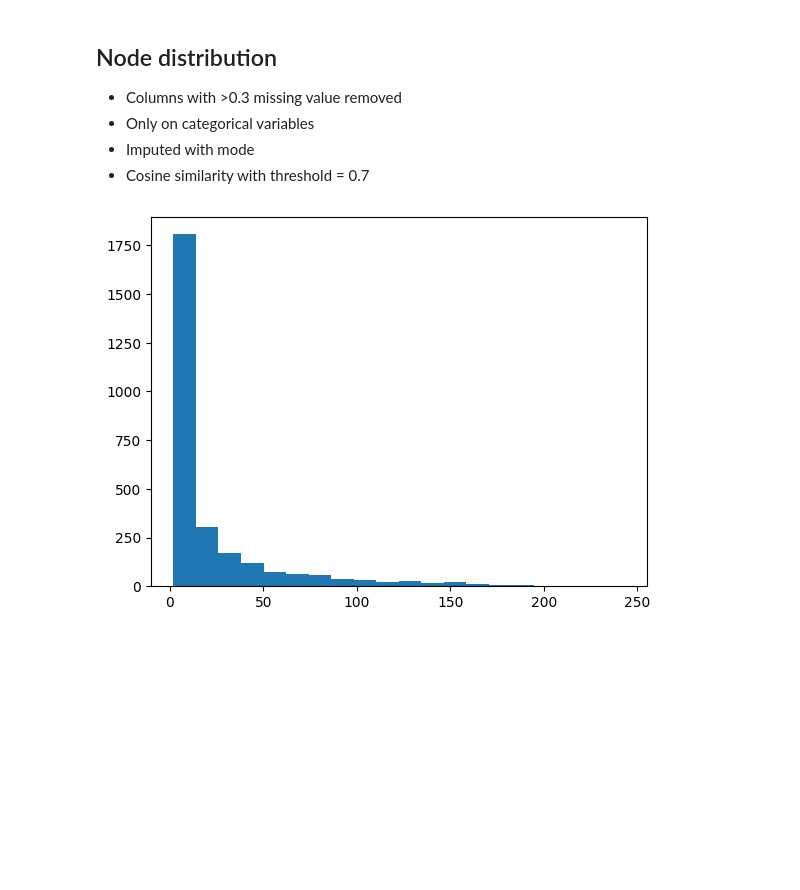
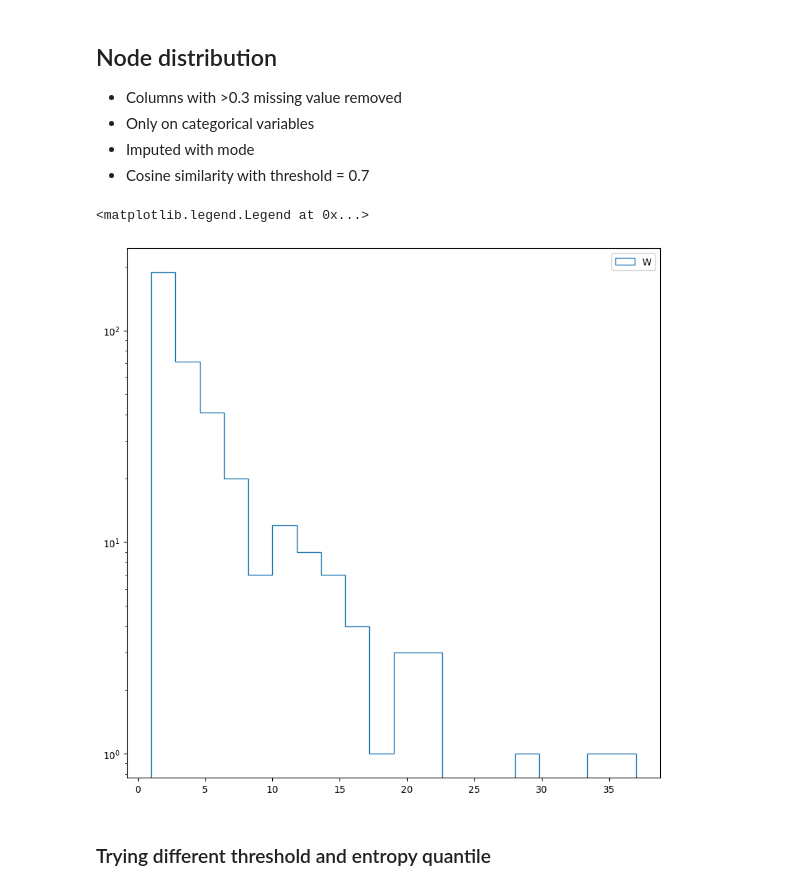
Before and after one commit to teddy21019/NIBRS_diffusion, a Jupyter notebook: similarity_network.ipynb, the cells around one changed output. Saved outputs shown, nothing was run; the diff lists cells and outputs as text; code cells hidden in the pictures; blank space fills up the shorter version.

```diff
--- a/similarity_network.ipynb
+++ b/similarity_network.ipynb
@@ -425,0 +452,13 @@ df = imputed_lemas.astype({col:'category' for col in cat_col_names})
+# %%
+from simnet.variety import log_normalize
+
+full_time_employee_columns = lc.get_column_names_from_range_tuples(
+    list(imputed_lemas.columns),
+    list(pd.read_csv("CodeBook/full_time_personnel_cols.csv")[["start_col_name", "end_col_name"]].itertuples(index=False, name=None))
+)
+# set category type
+df = imputed_lemas.astype({col:'category' for col in cat_col_names}).assign(
+    log_pop = lambda x: log_normalize(x['POPSERVED']), log_budget = lambda x: log_normalize(x['OPBUDGET'])
+).pipe(
+    lc.transform_to_proportion(full_time_employee_columns, 'TOTFTEMP')
+)
@@ -426,9 +507,9 @@ df = imputed_lemas.astype({col:'category' for col in cat_col_names})
 # %%
 sm_on_high_variety = SimilarityNetwork(
     df,
-    CosineSimilarity(0.7),
+    CosineSimilarity(0.8),
     "ORI9",
-    cat_col_variety.keys()
+    list(cat_col_variety.keys()) + full_time_employee_columns + ["log_pop", "log_budget"]
 )
 # %%
 sm_on_high_variety.fit_transform()
@@ -438,2 +517,0 @@ sm_on_high_variety.fit_transform()
-# %%
-G = sm_on_high_variety.network
@@ -466,12 +546,18 @@ PD_communities_by_lemas[:3]
 - Only on categorical variables
 - Imputed with mode
 - Cosine similarity with threshold = 0.7
-# %%
-def plot_degree_dist(G):
-    degrees = [G.degree(n) for n in G.nodes()]
-    plt.hist(degrees, bins=20)
-    plt.show()
-
-plot_degree_dist(G)
-# %% [output]
-[figure, removed]
+# %%
+def plot_degree_dist(G, ax, **kwargs):
+    import seaborn as sns
+    if isinstance(G, nx.Graph):
+        degrees = [G.degree(n) for n in G.nodes() if G.degree(n)>0]
+    else:
+        degrees = [n for n in G if n > 0]
+    ax.hist(degrees, bins=20, histtype='step', **kwargs)
+
+fig_dig_dis, ax_deg_dist = plt.subplots(1,1, figsize=(10,10))
+plot_degree_dist(sm_on_high_variety.network, ax_deg_dist, label = "W")
+ax_deg_dist.set_yscale('log');ax_deg_dist.legend()
+# %% [output]
+<matplotlib.legend.Legend at 0x...>
+[figure, added]
@@ -477,0 +572,2 @@ plot_degree_dist(G)
+# %% [markdown]
+### Trying different threshold and entropy quantile
```
Also changed, not shown: parts of 36 cells of this notebook.
